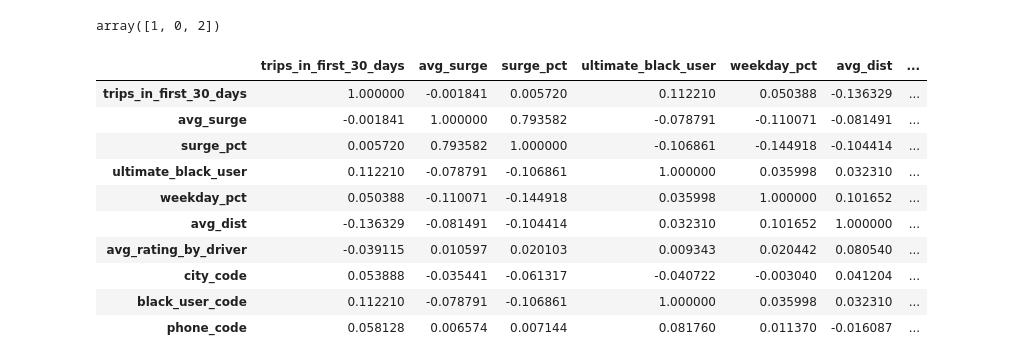
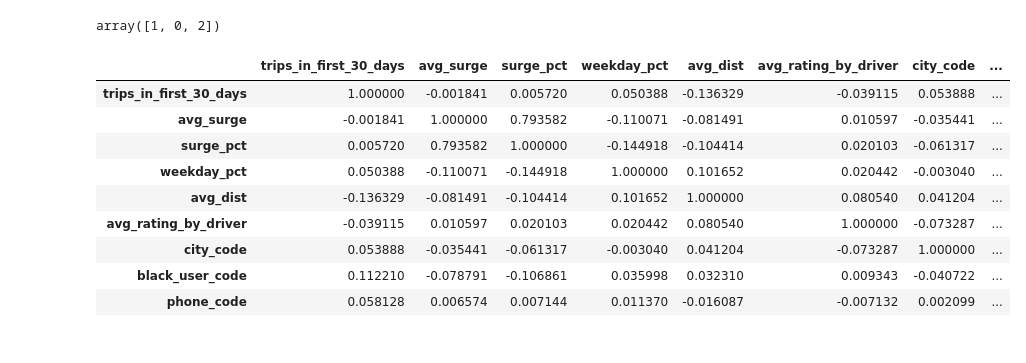
Before and after one commit to faikbak/01_first_notebook, a Jupyter notebook: ultimate challenge/ultimate challenge.ipynb, the cells around one changed output. Cells and saved outputs as stored; diff of their text form; code cells hidden in the pictures.

```diff
--- a/ultimate challenge/ultimate challenge.ipynb
+++ b/ultimate challenge/ultimate challenge.ipynb
@@ -399,4 +420,6 @@ udt.sample(5)
+# %%
+udt[['last_trip_date','signup_date']]=udt[['last_trip_date','signup_date']].apply(pd.to_datetime, format='%Y-%m-%d %H:%M:%S.%f')
 # %% [markdown]
 drop phone,ultimate_black_userm,city columns to prevent wrong correlations
 # %%
-udt.drop(['city','phone','ultimate_black_user'], axis=1)
+new_udt=udt.drop(['city','phone','ultimate_black_user'], axis=1)
@@ -421,20 +430,19 @@ udt['city_code'].unique()
 # %% [output]
 array([1, 0, 2])
 # %%
-correlation = udt.corr()
+correlation = new_udt.corr()
 correlation
 # %% [output]
-|  | trips_in_first_30_days | avg_surge | surge_pct | ultimate_black_user | weekday_pct | avg_dist | ... |
-| trips_in_first_30_days | 1.000000 | -0.001841 | 0.005720 | 0.112210 | 0.050388 | -0.136329 | ... |
-| avg_surge | -0.001841 | 1.000000 | 0.793582 | -0.078791 | -0.110071 | -0.081491 | ... |
-| surge_pct | 0.005720 | 0.793582 | 1.000000 | -0.106861 | -0.144918 | -0.104414 | ... |
-| ultimate_black_user | 0.112210 | -0.078791 | -0.106861 | 1.000000 | 0.035998 | 0.032310 | ... |
-| weekday_pct | 0.050388 | -0.110071 | -0.144918 | 0.035998 | 1.000000 | 0.101652 | ... |
-| avg_dist | -0.136329 | -0.081491 | -0.104414 | 0.032310 | 0.101652 | 1.000000 | ... |
-| avg_rating_by_driver | -0.039115 | 0.010597 | 0.020103 | 0.009343 | 0.020442 | 0.080540 | ... |
-| city_code | 0.053888 | -0.035441 | -0.061317 | -0.040722 | -0.003040 | 0.041204 | ... |
-| black_user_code | 0.112210 | -0.078791 | -0.106861 | 1.000000 | 0.035998 | 0.032310 | ... |
-| phone_code | 0.058128 | 0.006574 | 0.007144 | 0.081760 | 0.011370 | -0.016087 | ... |
+|  | trips_in_first_30_days | avg_surge | surge_pct | weekday_pct | avg_dist | avg_rating_by_driver | city_code | ... |
+| trips_in_first_30_days | 1.000000 | -0.001841 | 0.005720 | 0.050388 | -0.136329 | -0.039115 | 0.053888 | ... |
+| avg_surge | -0.001841 | 1.000000 | 0.793582 | -0.110071 | -0.081491 | 0.010597 | -0.035441 | ... |
+| surge_pct | 0.005720 | 0.793582 | 1.000000 | -0.144918 | -0.104414 | 0.020103 | -0.061317 | ... |
+| weekday_pct | 0.050388 | -0.110071 | -0.144918 | 1.000000 | 0.101652 | 0.020442 | -0.003040 | ... |
+| avg_dist | -0.136329 | -0.081491 | -0.104414 | 0.101652 | 1.000000 | 0.080540 | 0.041204 | ... |
+| avg_rating_by_driver | -0.039115 | 0.010597 | 0.020103 | 0.020442 | 0.080540 | 1.000000 | -0.073287 | ... |
+| city_code | 0.053888 | -0.035441 | -0.061317 | -0.003040 | 0.041204 | -0.073287 | 1.000000 | ... |
+| black_user_code | 0.112210 | -0.078791 | -0.106861 | 0.035998 | 0.032310 | 0.009343 | -0.040722 | ... |
+| phone_code | 0.058128 | 0.006574 | 0.007144 | 0.011370 | -0.016087 | -0.007132 | 0.002099 | ... |
 # %%
 fig,ax = plt.subplots(1,1,figsize=(18,8))
 sns.heatmap(correlation, linewidth=1, linecolor='w', square=True)
```
Also changed, not shown: parts of 7 cells of this notebook.
